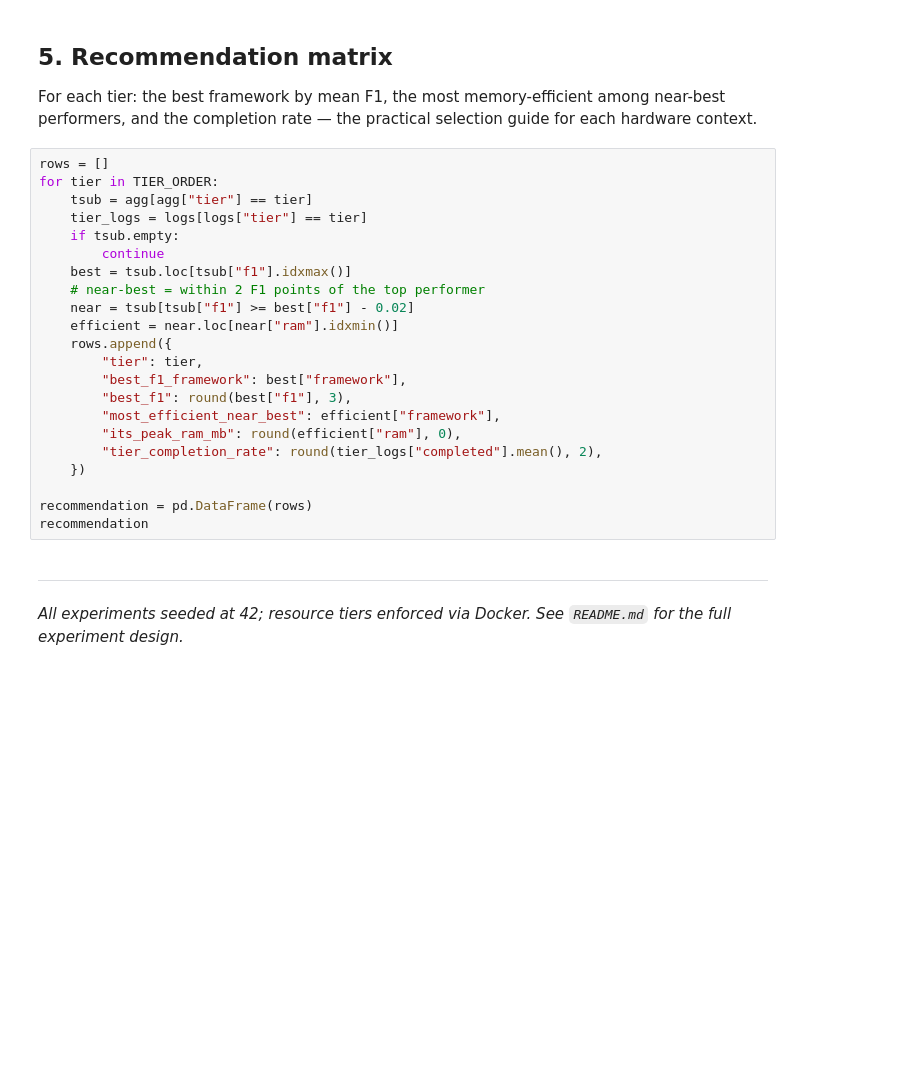
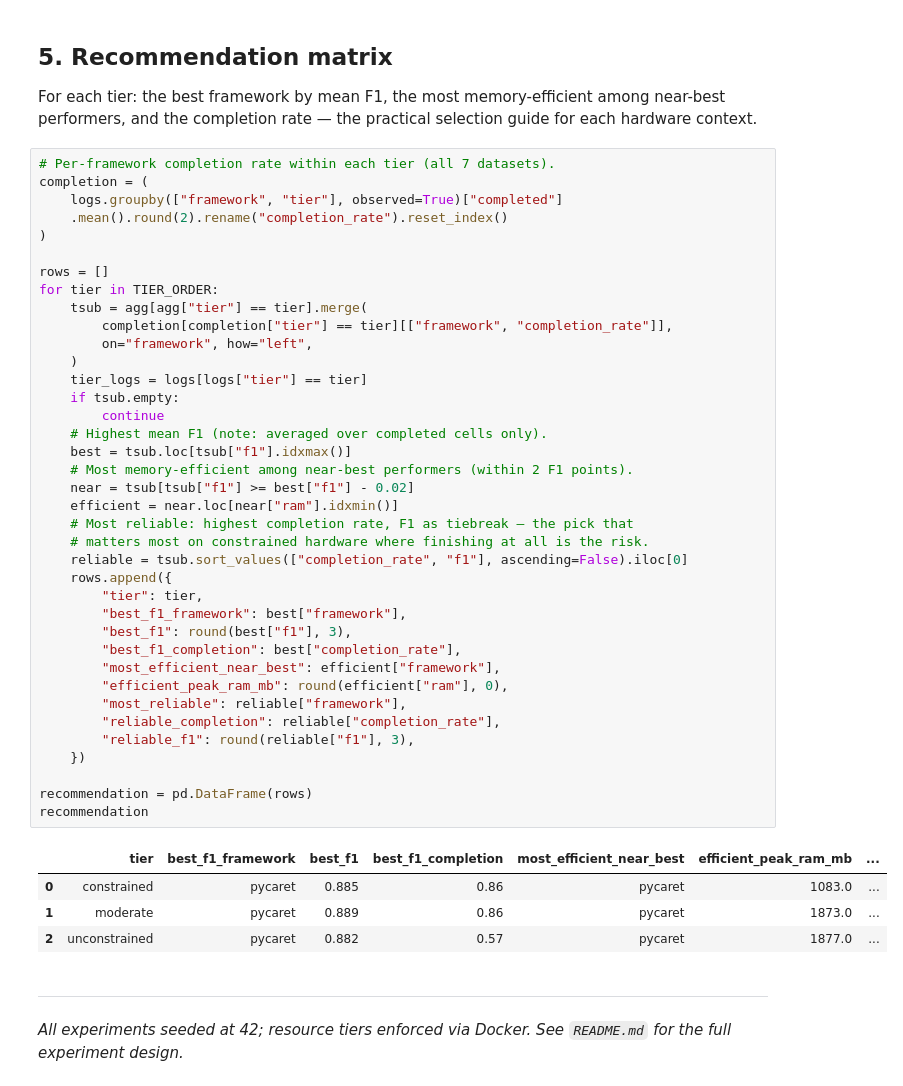
Before and after one commit to campofo/automl-tabular, a Jupyter notebook: notebooks/analysis.ipynb, the cells around one changed output. Cells and saved outputs as stored; diff of their text form; blank space fills up the shorter version.

```diff
--- a/notebooks/analysis.ipynb
+++ b/notebooks/analysis.ipynb
@@ -134,27 +173,48 @@ plt.show()
 
 For each tier: the best framework by mean F1, the most memory-efficient among near-best performers, and the completion rate — the practical selection guide for each hardware context.
 # %%
+# Per-framework completion rate within each tier (all 7 datasets).
+completion = (
+    logs.groupby(["framework", "tier"], observed=True)["completed"]
+    .mean().round(2).rename("completion_rate").reset_index()
+)
+
 rows = []
 for tier in TIER_ORDER:
-    tsub = agg[agg["tier"] == tier]
+    tsub = agg[agg["tier"] == tier].merge(
+        completion[completion["tier"] == tier][["framework", "completion_rate"]],
+        on="framework", how="left",
+    )
     tier_logs = logs[logs["tier"] == tier]
     if tsub.empty:
         continue
+    # Highest mean F1 (note: averaged over completed cells only).
     best = tsub.loc[tsub["f1"].idxmax()]
-    # near-best = within 2 F1 points of the top performer
+    # Most memory-efficient among near-best performers (within 2 F1 points).
     near = tsub[tsub["f1"] >= best["f1"] - 0.02]
     efficient = near.loc[near["ram"].idxmin()]
+    # Most reliable: highest completion rate, F1 as tiebreak — the pick that
+    # matters most on constrained hardware where finishing at all is the risk.
+    reliable = tsub.sort_values(["completion_rate", "f1"], ascending=False).iloc[0]
     rows.append({
         "tier": tier,
         "best_f1_framework": best["framework"],
         "best_f1": round(best["f1"], 3),
+        "best_f1_completion": best["completion_rate"],
         "most_efficient_near_best": efficient["framework"],
-        "its_peak_ram_mb": round(efficient["ram"], 0),
-        "tier_completion_rate": round(tier_logs["completed"].mean(), 2),
+        "efficient_peak_ram_mb": round(efficient["ram"], 0),
+        "most_reliable": reliable["framework"],
+        "reliable_completion": reliable["completion_rate"],
+        "reliable_f1": round(reliable["f1"], 3),
     })
 
 recommendation = pd.DataFrame(rows)
 recommendation
+# %% [output]
+|  | tier | best_f1_framework | best_f1 | best_f1_completion | most_efficient_near_best | efficient_peak_ram_mb | ... |
+| 0 | constrained | pycaret | 0.885 | 0.86 | pycaret | 1083.0 | ... |
+| 1 | moderate | pycaret | 0.889 | 0.86 | pycaret | 1873.0 | ... |
+| 2 | unconstrained | pycaret | 0.882 | 0.57 | pycaret | 1877.0 | ... |
 # %% [markdown]
 ---
 
```
Also changed, not shown: parts of 5 cells of this notebook, 3 other files.
